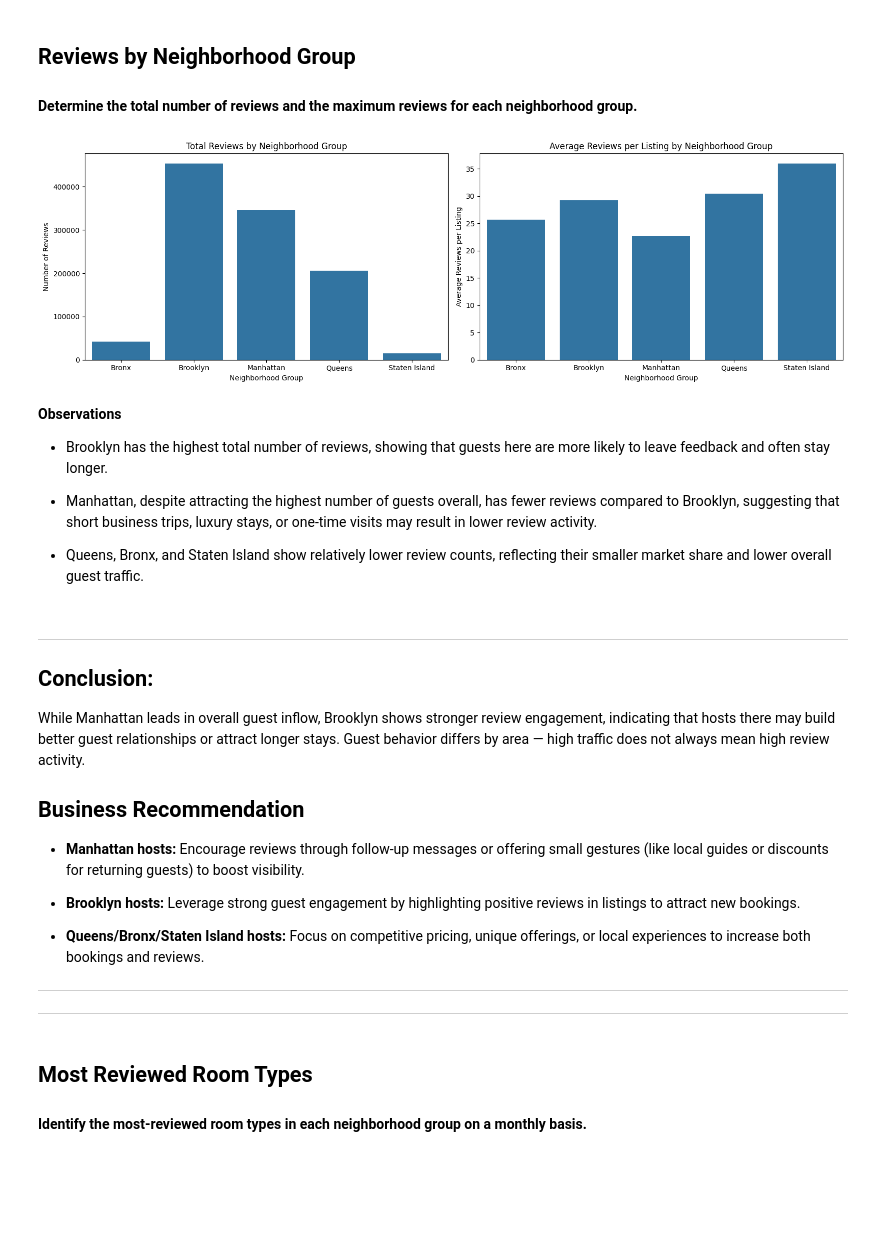
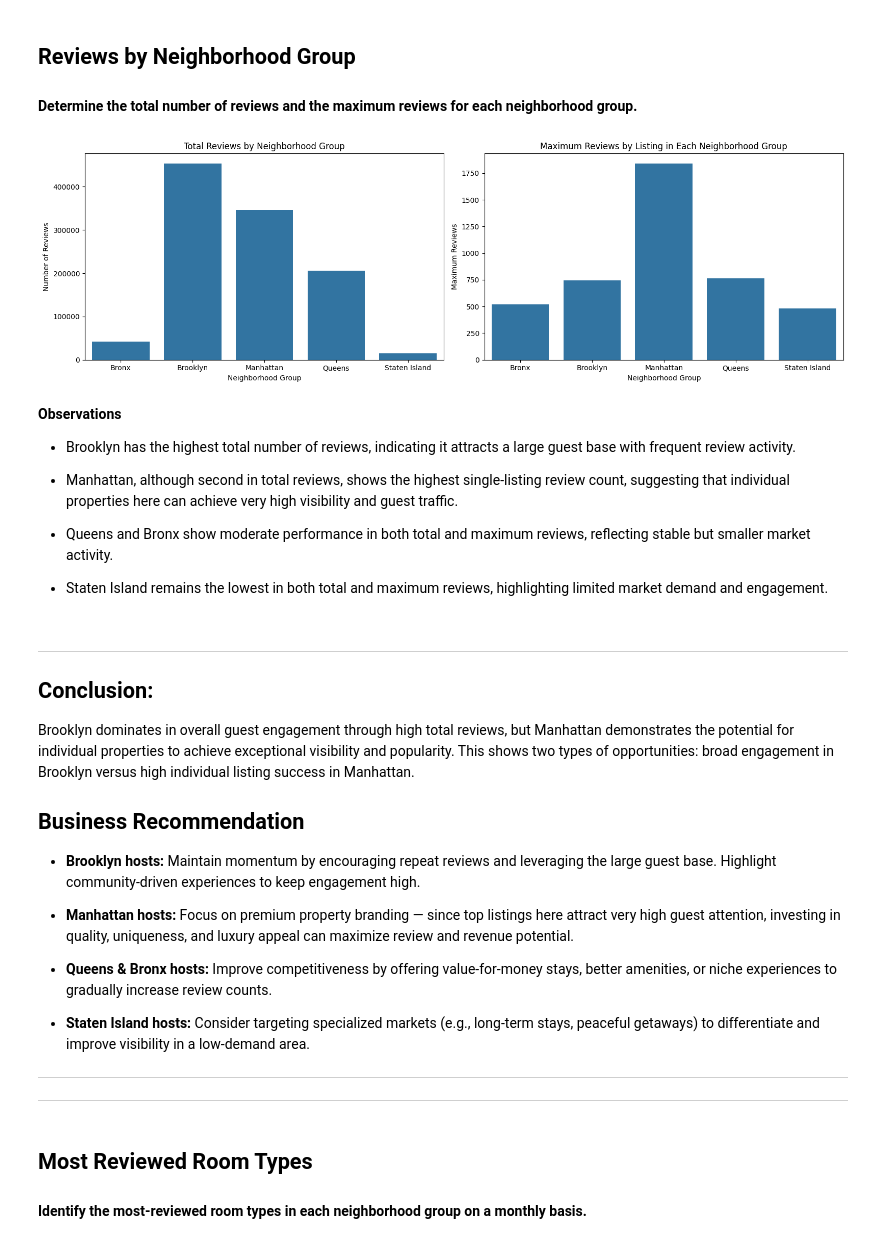
Before and after one commit to shreydd1980/Airbnb_NYC_2023, a Jupyter notebook: Airbnb_NYC_23.ipynb, the cells around one changed output. Saved outputs shown, nothing was run; the diff lists cells and outputs as text; code cells hidden in the pictures; blank space fills up the shorter version.

```diff
--- a/Airbnb_NYC_23.ipynb
+++ b/Airbnb_NYC_23.ipynb
@@ -364,13 +365,7 @@ df.shape
 # **Cleaning Text Columns**
 # %%
 def clean_text(column):
-
-    return (
-        column.astype(str)
-        .str.strip()
-        .str.replace(r"\s+", " ", regex=True)
-        .str.title()
-    )
+    return (column.astype(str).str.strip().str.replace(r"\s+", " ", regex=True).str.title())
 # %% [markdown]
 This function cleans the string: removes extra spaces and fixes text case.
 # %%
@@ -792,48 +804,51 @@ Hosts’ minimum_nights policies vary a lot by borough. Contrary to an assumptio
 ## Reviews by Neighborhood Group
 #### Determine the total number of reviews and the maximum reviews for each neighborhood group.
 # %%
-rev_group = df.groupby("neighbourhood_group").agg(number_of_review=("total_reviews","sum"), max_reviews=("total_reviews","max"), listings=("id","count")).reset_index()
-rev_group["avg_reviews_per_listing"] = rev_group["number_of_review"]/rev_group["listings"]
+rev_group = df.groupby("neighbourhood_group").agg(number_of_review=("total_reviews", "sum"), max_reviews=("total_reviews", "max"), listings=("id", "count")).reset_index()
 # %%
 fig, axes = plt.subplots(1, 2, figsize=(16,5))  # 1 row, 2 columns
 
-# First plot
+# First plot - Total reviews
 sns.barplot(x="neighbourhood_group", y="number_of_review", data=rev_group, ax=axes[0])
 axes[0].set_title("Total Reviews by Neighborhood Group")
 axes[0].set_xlabel("Neighborhood Group")
 axes[0].set_ylabel("Number of Reviews")
 
-# Second plot
-sns.barplot(x="neighbourhood_group", y="avg_reviews_per_listing", data=rev_group, ax=axes[1])
-axes[1].set_title("Average Reviews per Listing by Neighborhood Group")
+# Second plot - Maximum reviews
+sns.barplot(x="neighbourhood_group", y="max_reviews", data=rev_group, ax=axes[1])
+axes[1].set_title("Maximum Reviews by Listing in Each Neighborhood Group")
 axes[1].set_xlabel("Neighborhood Group")
-axes[1].set_ylabel("Average Reviews per Listing")
+axes[1].set_ylabel("Maximum Reviews")
 
 plt.tight_layout()
 plt.show()
 # %% [output]
-[figure, old version]
+[figure, new version]
 # %% [markdown]
 **Observations**
-* Brooklyn has the highest total number of reviews, showing that guests here are more likely to leave feedback and often stay longer.
+* Brooklyn has the highest total number of reviews, indicating it attracts a large guest base with frequent review activity.
 
-* Manhattan, despite attracting the highest number of guests overall, has fewer reviews compared to Brooklyn, suggesting that short business trips, luxury stays, or one-time visits may result in lower review activity.
+* Manhattan, although second in total reviews, shows the highest single-listing review count, suggesting that individual properties here can achieve very high visibility and guest traffic.
 
-* Queens, Bronx, and Staten Island show relatively lower review counts, reflecting their smaller market share and lower overall guest traffic.
+* Queens and Bronx show moderate performance in both total and maximum reviews, reflecting stable but smaller market activity.
+
+* Staten Island remains the lowest in both total and maximum reviews, highlighting limited market demand and engagement.
 # %% [markdown]
 ---
 
 ## **Conclusion:**
 
-While Manhattan leads in overall guest inflow, Brooklyn shows stronger review engagement, indicating that hosts there may build better guest relationships or attract longer stays. Guest behavior differs by area — high traffic does not always mean high review activity.
+Brooklyn dominates in overall guest engagement through high total reviews, but Manhattan demonstrates the potential for individual properties to achieve exceptional visibility and popularity. This shows two types of opportunities: broad engagement in Brooklyn versus high individual listing success in Manhattan.
 
 ## **Business Recommendation**
 
-* **Manhattan hosts:** Encourage reviews through follow-up messages or offering small gestures (like local guides or discounts for returning guests) to boost visibility.
+* **Brooklyn hosts:** Maintain momentum by encouraging repeat reviews and leveraging the large guest base. Highlight community-driven experiences to keep engagement high.
 
-* **Brooklyn hosts:** Leverage strong guest engagement by highlighting positive reviews in listings to attract new bookings.
+* **Manhattan hosts:** Focus on premium property branding — since top listings here attract very high guest attention, investing in quality, uniqueness, and luxury appeal can maximize review and revenue potential.
 
-* **Queens/Bronx/Staten Island hosts:** Focus on competitive pricing, unique offerings, or local experiences to increase both bookings and reviews.
+* **Queens & Bronx hosts:** Improve competitiveness by offering value-for-money stays, better amenities, or niche experiences to gradually increase review counts.
+
+* **Staten Island hosts:** Consider targeting specialized markets (e.g., long-term stays, peaceful getaways) to differentiate and improve visibility in a low-demand area.
 
 ---
 
```
Also changed, not shown: parts of 24 cells of this notebook.
